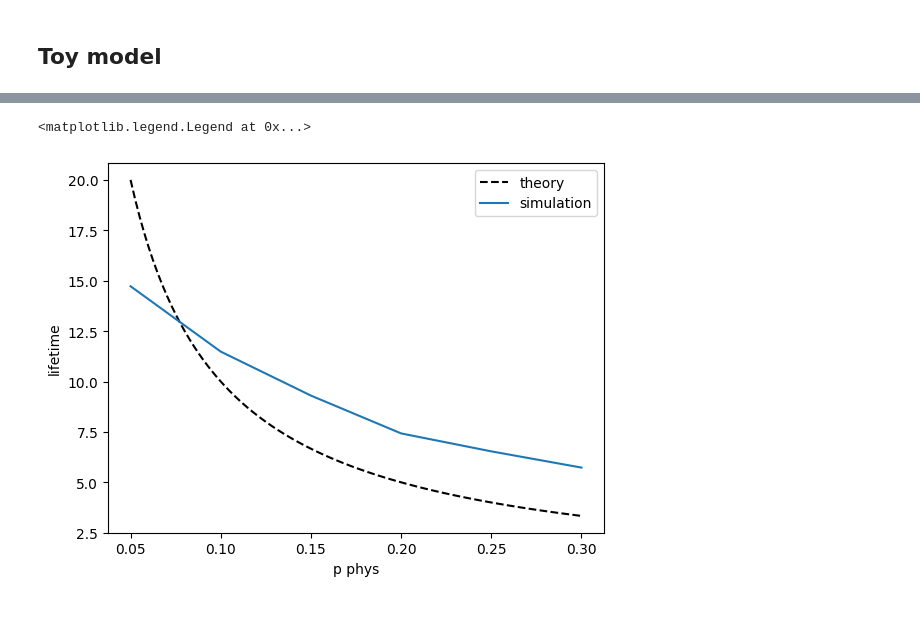
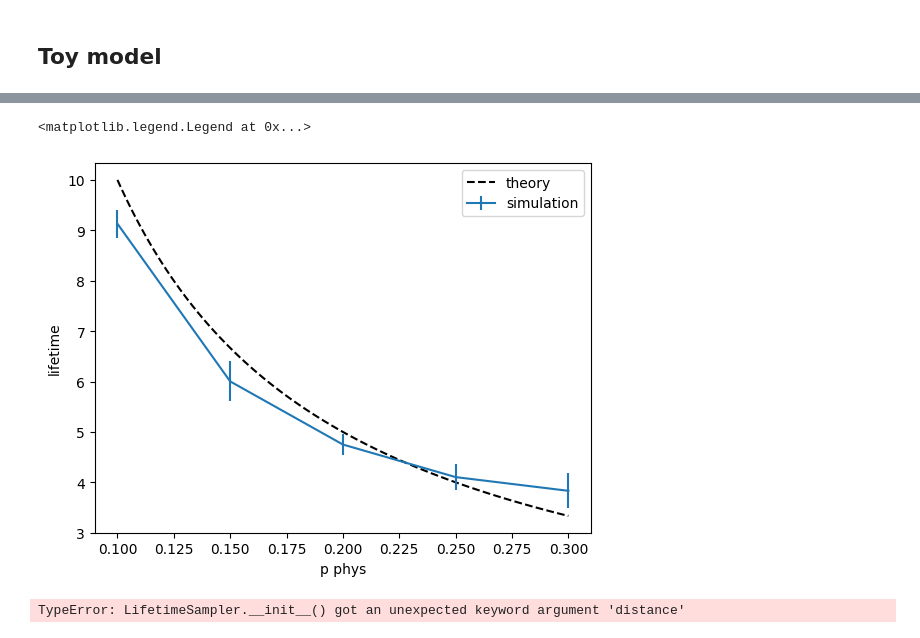
Before and after one commit to JoaoH67/qsample-stim, a Jupyter notebook: lifetime.ipynb, the cells around one changed output, grey strips where cells are left out. Saved outputs shown, nothing was run; the diff lists cells and outputs as text; code cells hidden in the pictures.

Commit message:
move types

```diff
--- a/lifetime.ipynb
+++ b/lifetime.ipynb
@@ -60,7 +8,7 @@ stim_sam.calculate_lifetime(8, 500, 0.01)
 # %% [markdown]
 ## Toy model
 # %%
-toy_code = qs.Circuit([{"init": {0}}, {"I":{0}}, {"measure": {0}}], noisy=True)
+toy_code = qs.Circuit([{"init": {0}}, {"I":{0}}, {"I":{0}}, {"measure": {0}}], noisy=True)
 toy = qs.Protocol(check_functions={})
 
 toy.add_nodes_from(['toy'], circuits=[toy_code])
@@ -68,6 +16,6 @@ toy.add_edge('START', 'toy', check='True')
 toy.add_edge('toy', 'FAIL', check='toy[-1]==1')
 
 err_model = qs.noise.E1
-toy_sam = qs.LifetimeSampler(2000, protocol=toy, simulator=qs.StimSimulator,  p_max={'q': [0.1]}, err_model=err_model, distance=distance)
-toy_sam.calculate_lifetime(50, 1000, 0.12)
+toy_sam = qs.LifetimeSampler(20, protocol=toy, simulator=qs.StimSimulator,  p_max={'q': [0.1]}, err_model=err_model)
+toy_sam.calculate_lifetime(5, 100, 0.12)
 # %% [output]
@@ -75,8 +40,10 @@ toy_sam.calculate_lifetime(50, 1000, 0.12)
 # %%
-p_phys = [0.05, 0.1, 0.15, 0.2, 0.25, 0.3]
-lifetimes = []
-for p in p_phys:
-    lifetime = toy_sam.calculate_lifetime(50, 1000, p)
-    print(lifetime)
-    lifetimes.append(lifetime)
+p_phys = [0.1, 0.15, 0.2, 0.25, 0.3]
+shots = 5
+lifetimes = np.zeros((len(p_phys), shots))
+for i in range(len(p_phys)):
+    for j in range(shots):
+        lifetime = toy_sam.calculate_lifetime(50, 1000, p_phys[i])
+        print(lifetime)
+        lifetimes[i,j]=lifetime
 # %% [output]
@@ -89,10 +90,10 @@ for p in p_phys:
 # %%
-x = np.linspace(0.05, 0.3, 101)
+x = np.linspace(0.1, 0.3, 101)
 plt.plot(x, 1/x, 'k--', label = 'theory')
-plt.plot(p_phys, lifetimes, label='simulation')
+plt.errorbar(p_phys, np.average(lifetimes,axis=1), np.std(lifetimes,axis=1), label='simulation')
 plt.xlabel('p phys')
 plt.ylabel('lifetime')
 plt.legend()
 # %% [output]
 <matplotlib.legend.Legend at 0x...>
-[figure, old version]
+[figure, new version]
@@ -98,0 +104,32 @@ plt.legend()
+# %%
+distance = 5
+
+#code = stim.Circuit.generated("repetition_code:memory", rounds=2, distance=5)
+#rep_code = qs.Circuit(noisy=True).from_stim_circuit(code)
+
+#code.diagram('timeline-svg')
+
+
+code = stim.Circuit.generated("repetition_code:memory", rounds=1, distance=distance, before_round_data_depolarization=0.01,
+              before_measure_flip_probability=0.01)
+rep_code = qs.Circuit(noisy=True).from_stim_circuit(code)
+
+DEM = code.detector_error_model(decompose_errors=True)
+decoder = pymatching.Matching.from_detector_error_model(DEM)
+
+functions = {}
+rep = qs.Protocol(check_functions=functions)
+
+rep.add_nodes_from(['rep'], circuits=[rep_code])
+rep.add_edge('START', 'rep', check='True')
+rep.add_edge('rep', 'FAIL', check='rep[-1]==1')
+
+
+#rep.draw(figsize=(8,8), path='protocol_repetition')
+
+err_model = qs.noise.E1
+stim_sam = qs.LifetimeSampler(200, protocol=rep, simulator=qs.StimSimulator,  p_max={'q': [0.1]}, err_model=err_model)
+
+stim_sam.calculate_lifetime(8, 500, 0.01)
+# %% [output]
+TypeError: LifetimeSampler.__init__() got an unexpected keyword argument 'distance'
```
Also changed, not shown: parts of 8 cells of this notebook, 4 other files.
